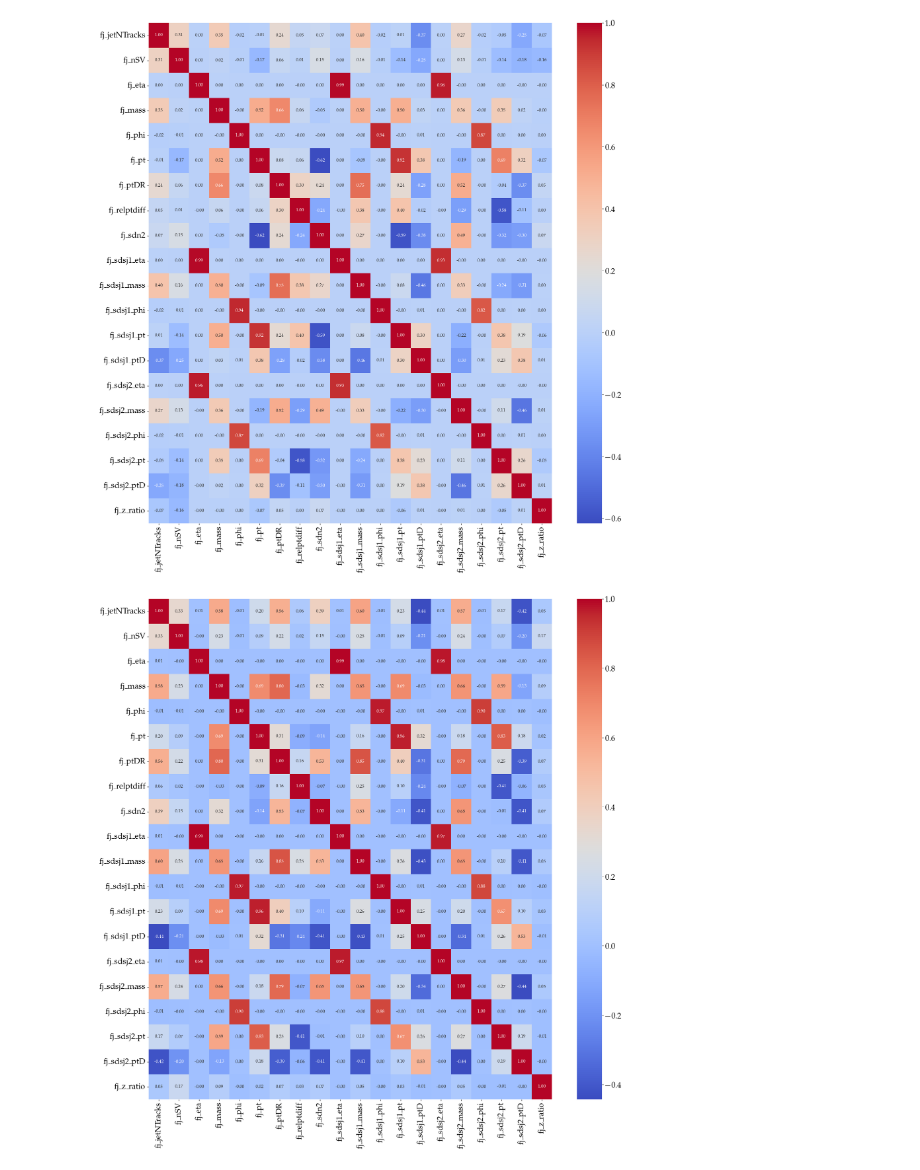
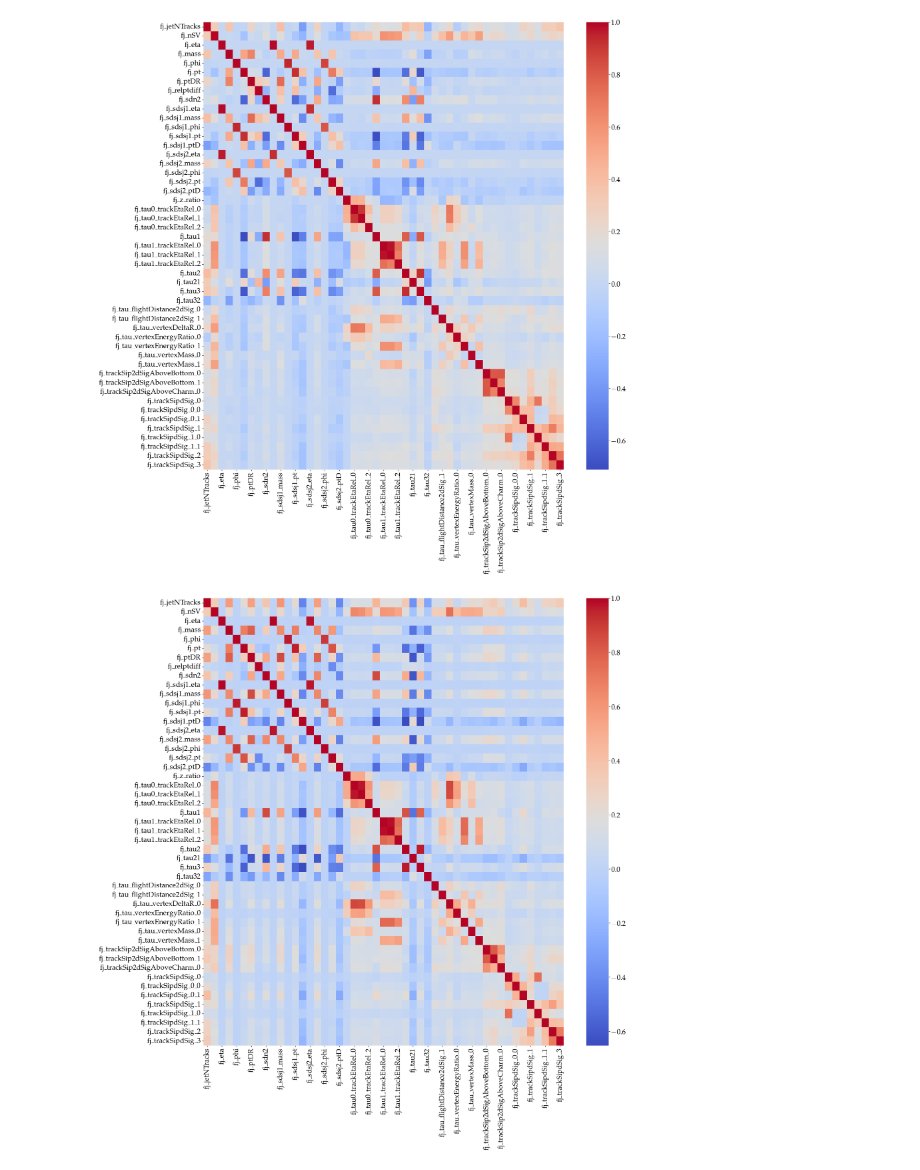
Before and after one commit to ikrommyd/PHYS549, a Jupyter notebook: model.ipynb, the cells around one changed output. Saved outputs shown, nothing was run; the diff lists cells and outputs as text; code cells hidden in the pictures.

Commit message:
ran combined model

```diff
--- a/model.ipynb
+++ b/model.ipynb
@@ -34,7 +34,7 @@ plt.rcParams.update({
     "legend.fontsize": 16
 })
 # %%
-with np.load("root_files/kinematics_train.npz") as file:
+with np.load("root_files/combined_train.npz") as file:
     feature_array = file['features']
     label_array = file['labels']
     features = file['names'].tolist()
@@ -102,15 +104,15 @@ plt.show()
 # %%
 plt.figure(figsize=(20,20))
-sns.heatmap(sig_train_out.corr(), cmap='coolwarm',annot=True, fmt='.2f')
+sns.heatmap(sig_train_out.corr(), cmap='coolwarm',annot=False, fmt='.2f')
 plt.show()
 # %% [output]
-[figure, old version]
+[figure, new version]
 # %%
 plt.figure(figsize=(20,20))
-sns.heatmap(bkg_train_out.corr(), cmap='coolwarm',annot=True, fmt='.2f')
+sns.heatmap(bkg_train_out.corr(), cmap='coolwarm',annot=False, fmt='.2f')
 plt.show()
 # %% [output]
-[figure, old version]
+[figure, new version]
 # %%
 hbb = np.concatenate((np.ones(len(sig_train_out)),np.zeros(len(bkg_train_out))), axis=None)
 QCD = np.concatenate((np.zeros(len(sig_train_out)),np.ones(len(bkg_train_out))), axis=None)
```
Also changed, not shown: parts of 29 cells of this notebook, 6 other files.
